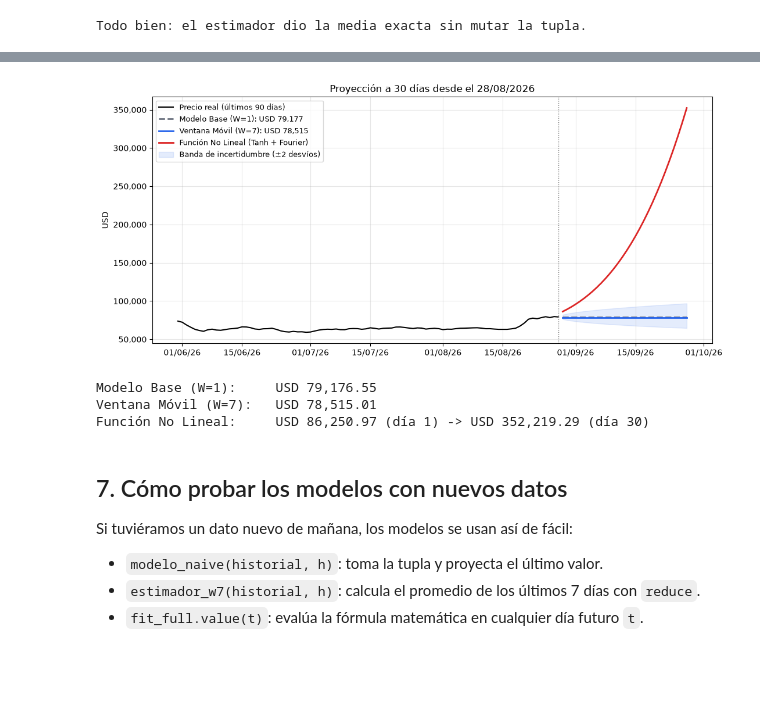
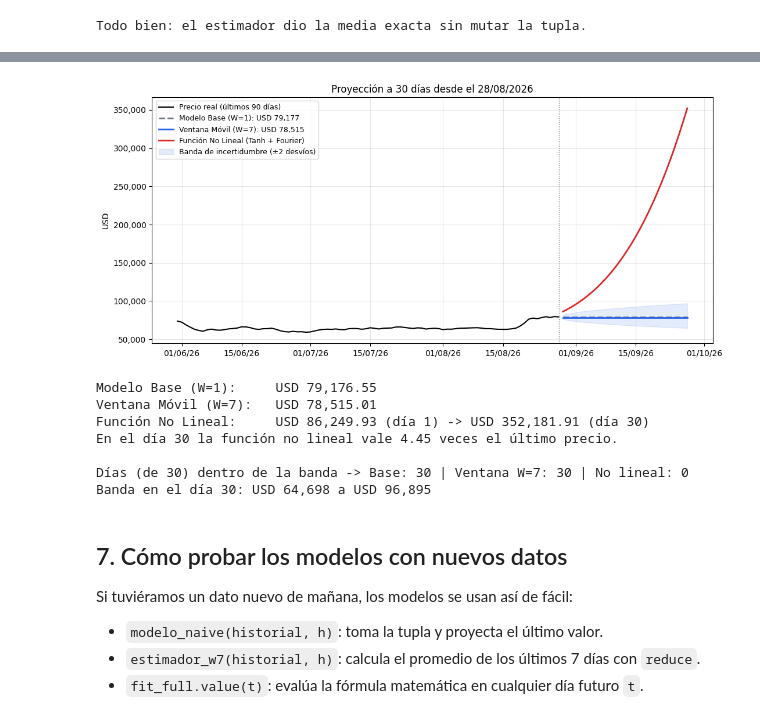
Before and after one commit to number1angel/btc-funcional-analisis, a Jupyter notebook: BTC_Analysis.ipynb, the cells around one changed output, grey strips where cells are left out. Cells and saved outputs as stored; diff of their text form; code cells hidden in the pictures; blank space fills up the shorter version.

```diff
--- a/BTC_Analysis.ipynb
+++ b/BTC_Analysis.ipynb
@@ -265,10 +296,13 @@ class FitOutcome(NamedTuple):
     value: Optional[Callable] = None
     rmse: Optional[float] = None
     error: Optional[str] = None
+    period_u: Optional[float] = None               # período candidato elegido (sólo informativo)
+    params: Optional[Tuple[float, ...]] = None     # parámetros ajustados (tupla inmutable, sólo informativo)
 
     def map(self, f: Callable) -> "FitOutcome":
         '''Functor: transforma `value` sólo si hubo éxito; si no, propaga el error intacto.'''
-        return self if not self.ok else FitOutcome(ok=True, value=f(self.value), rmse=self.rmse)
+        return self if not self.ok else FitOutcome(ok=True, value=f(self.value), rmse=self.rmse,
+                                                    period_u=self.period_u, params=self.params)
 
 
 def make_model(period_u: float, harmonics: int) -> Callable:
@@ -303,7 +337,8 @@ def fit_lambda_function(t_train: np.ndarray, y_train: np.ndarray, cfg: LambdaCon
             # (NameError, TypeError...) tiene que explotar a la vista, no esconderse.
             return FitOutcome(ok=False, error=f"P={period_u:.3f}: {type(e).__name__}: {e}")
         rmse = calc_rmse(y_train, model(u, *popt))
-        return FitOutcome(ok=True, value=(model, popt), rmse=rmse)
+        return FitOutcome(ok=True, value=(model, popt), rmse=rmse,
+                          period_u=period_u, params=tuple(map(float, popt)))
 
     intentos: Tuple[FitOutcome, ...] = tuple(map(try_period, cfg.periods_u))
     exitos = tuple(filter(lambda o: o.ok, intentos))
@@ -314,32 +349,3 @@ def fit_lambda_function(t_train: np.ndarray, y_train: np.ndarray, cfg: LambdaCon
     mejor = min(exitos, key=lambda o: o.rmse)
     # Functor en acción: transformamos (model, popt) en la función de pronóstico final
     return mejor.map(lambda mp: (lambda t_new: mp[0](np.asarray(t_new, dtype=float) / n, *mp[1])))
-
-
-# --- Verificación formal de las Leyes de Functor sobre FitOutcome (Clase 4) ---
-# 1. Ley de Identidad: fo.map(id) == fo
-# 2. Ley de Composición: fo.map(lambda x: h(g(x))) == fo.map(g).map(h)
-ejemplo_exito = FitOutcome(ok=True, value=10.0, rmse=0.5)
-ejemplo_fallo = FitOutcome(ok=False, error="fallo de convergencia simulado")
-
-id_func = lambda x: x
-g_test = lambda x: x * 2.0
-h_test = lambda x: x + 5.0
-
-# Verificación de Identidad (en éxito y en fallo)
-assert ejemplo_exito.map(id_func) == ejemplo_exito, "Falló la ley de identidad sobre FitOutcome (éxito)"
-assert ejemplo_fallo.map(id_func) == ejemplo_fallo, "Falló la ley de identidad sobre FitOutcome (fallo)"
-
-# Verificación de Composición (en éxito y en fallo)
-assert ejemplo_exito.map(lambda x: h_test(g_test(x))) == ejemplo_exito.map(g_test).map(h_test), "Falló composición sobre FitOutcome (éxito)"
-assert ejemplo_fallo.map(lambda x: h_test(g_test(x))) == ejemplo_fallo.map(g_test).map(h_test), "Falló composición sobre FitOutcome (fallo)"
-print("Leyes de Functor verificadas formalmente sobre FitOutcome (identidad y composición). ✓")
-
-# --- Verificación formal de las propiedades de Monoid sobre Tuplas ---
-# 1. Elemento neutro (identidad): () + t == t and t + () == t
-# 2. Asociatividad: (a + b) + c == a + (b + c)
-t_a, t_b, t_c = (1, 2), (3,), (4, 5)
-neutro = ()
-assert neutro + t_a == t_a and t_a + neutro == t_a, "Falló la ley de elemento neutro del Monoid"
-assert (t_a + t_b) + t_c == t_a + (t_b + t_c), "Falló la ley de asociatividad del Monoid"
-print("Propiedades de Monoid verificadas formalmente sobre tuplas (identidad y asociatividad). ✓")
@@ -577,39 +672,48 @@ proy_lambda = fit_full.value(t_fut)
 
 # Cono estocástico (+/- 2 desvíos estándar)
 log_rets = np.diff(np.log(precios))
-sigma_diaria = np.std(log_rets)
+sigma_diaria = np.std(log_rets, ddof=1)
 h_steps = np.arange(1, FUTURE_DAYS + 1)
 banda_sup = ultimo_precio * np.exp(2 * sigma_diaria * np.sqrt(h_steps))
 banda_inf = ultimo_precio * np.exp(-2 * sigma_diaria * np.sqrt(h_steps))
 
 fechas_fut = pd.date_range(fechas.iloc[-1] + pd.Timedelta(days=1), periods=FUTURE_DAYS, freq="D")
 ult_90 = fechas.iloc[-90:]
 
 fig, ax = plt.subplots(figsize=(11, 5))
 ax.plot(ult_90, precios[-90:], label="Precio real (últimos 90 días)", color="black", lw=1.5)
 ax.plot(fechas_fut, proy_naive, label=f"Modelo Base (W=1): USD {proy_naive[0]:,.0f}", color="#6b7280", lw=2, ls="--")
 ax.plot(fechas_fut, proy_w7, label=f"Ventana Móvil (W=7): USD {proy_w7[0]:,.0f}", color="#2563eb", lw=2)
 ax.plot(fechas_fut, proy_lambda, label="Función No Lineal (Tanh + Fourier)", color="#dc2626", lw=2)
 ax.fill_between(fechas_fut, banda_inf, banda_sup, color="#2563eb", alpha=0.12, label="Banda de incertidumbre (±2 desvíos)")
 ax.axvline(fechas.iloc[-1], color="grey", ls=":", lw=1)
 ax.xaxis.set_major_formatter(mdates.DateFormatter("%d/%m/%y"))
 ax.yaxis.set_major_formatter(formato_usd)
 ax.set_title(f"Proyección a {FUTURE_DAYS} días desde el {fechas.iloc[-1]:%d/%m/%Y}")
 ax.set_ylabel("USD")
 ax.legend(loc="upper left", fontsize=9)
 ax.grid(alpha=0.3)
 plt.tight_layout()
 fig.savefig("figuras/figura5_proyeccion.png", dpi=150, bbox_inches="tight")
 plt.show()
 
 print(f"Modelo Base (W=1):     USD {proy_naive[0]:,.2f}")
 print(f"Ventana Móvil (W=7):   USD {proy_w7[0]:,.2f}")
 print(f"Función No Lineal:     USD {proy_lambda[0]:,.2f} (día 1) -> USD {proy_lambda[-1]:,.2f} (día {FUTURE_DAYS})")
+print(f"En el día {FUTURE_DAYS} la función no lineal vale {proy_lambda[-1] / ultimo_precio:.2f} veces el último precio.")
+
+en_banda = lambda serie: int(((serie >= banda_inf) & (serie <= banda_sup)).sum())
+print(f"\nDías (de {FUTURE_DAYS}) dentro de la banda -> Base: {en_banda(proy_naive)} | Ventana W=7: {en_banda(proy_w7)} | No lineal: {en_banda(proy_lambda)}")
+print(f"Banda en el día {FUTURE_DAYS}: USD {banda_inf[-1]:,.0f} a USD {banda_sup[-1]:,.0f}")
 # %% [output]
-[figure, old version]
+[figure, new version]
 Modelo Base (W=1):     USD 79,176.55
 Ventana Móvil (W=7):   USD 78,515.01
-Función No Lineal:     USD 86,250.97 (día 1) -> USD 352,219.29 (día 30)
+Función No Lineal:     USD 86,249.93 (día 1) -> USD 352,181.91 (día 30)
+En el día 30 la función no lineal vale 4.45 veces el último precio.
+
+Días (de 30) dentro de la banda -> Base: 30 | Ventana W=7: 30 | No lineal: 0
+Banda en el día 30: USD 64,698 a USD 96,895
 # %% [markdown]
 ## 7. Cómo probar los modelos con nuevos datos
 
```
Also changed, not shown: parts of 26 cells of this notebook, 1 other file.
